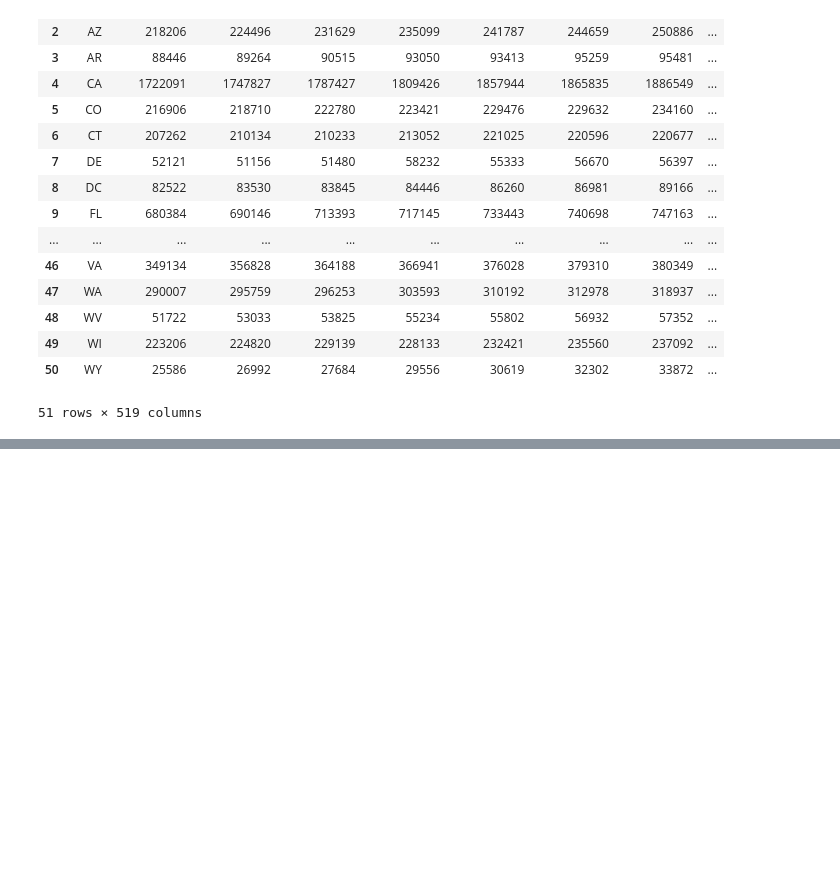
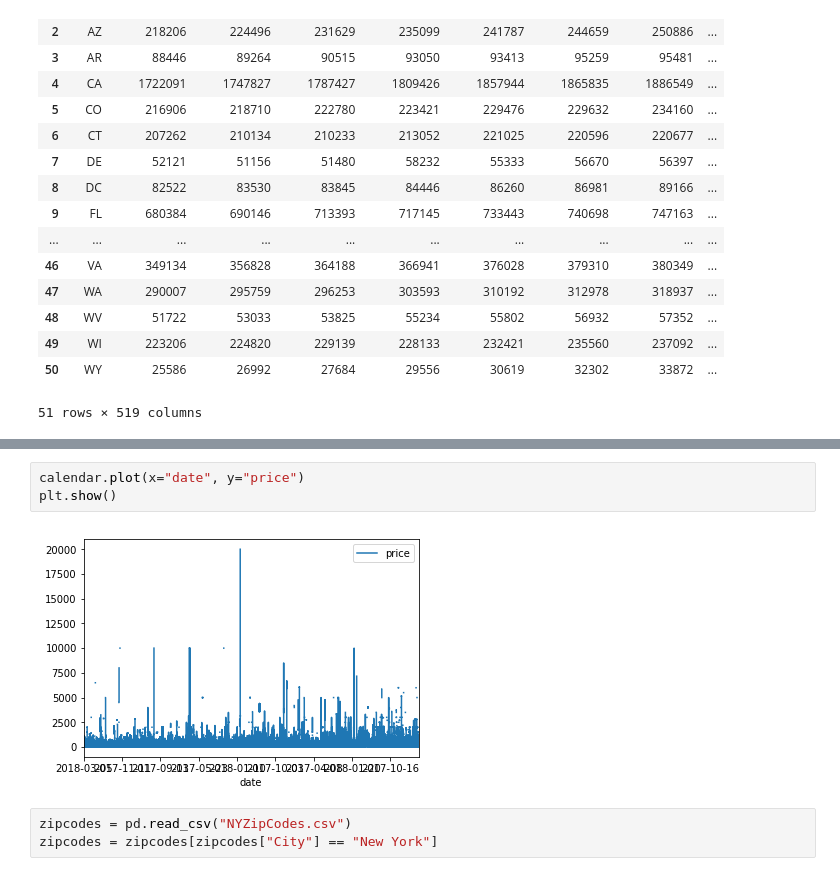
Before and after one commit to terenceneo/Airbnb-NYC-data-study, a Jupyter notebook: AirBnb Data Exploration.ipynb, the cells around one changed output, grey strips where cells are left out. Cells and saved outputs as stored; diff of their text form; blank space fills up the shorter version.

```diff
--- a/AirBnb Data Exploration.ipynb
+++ b/AirBnb Data Exploration.ipynb
@@ -91,0 +88,8 @@ calendar.head()
+# %%
+calendar.plot(x="date", y="price")
+plt.show()
+# %% [output]
+[figure, added]
+# %%
+zipcodes = pd.read_csv("NYZipCodes.csv")
+zipcodes = zipcodes[zipcodes["City"] == "New York"]
```
Also changed, not shown: parts of 2 cells of this notebook, 1 other file.
